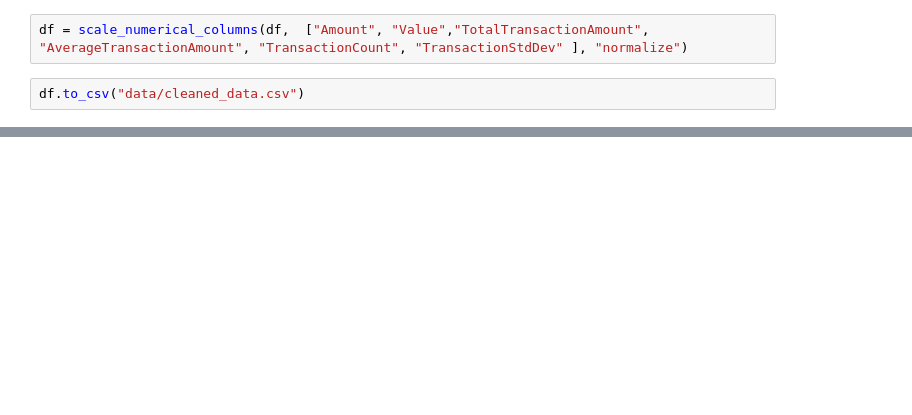
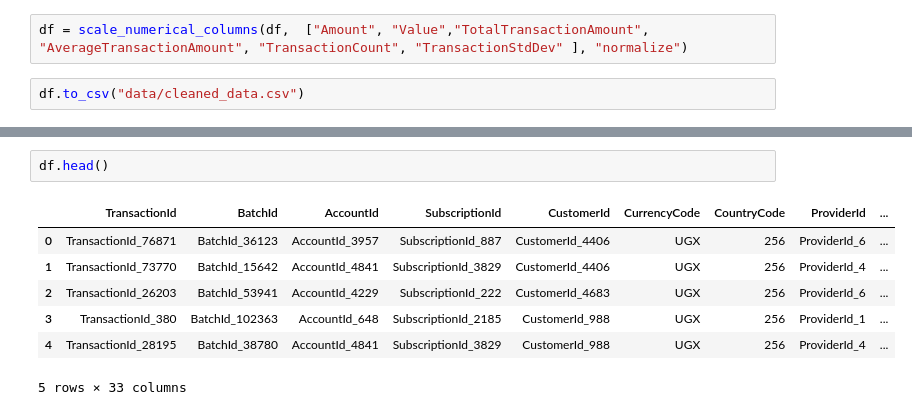
Before and after one commit to kaleabb266/Credit_Scoring_Project, a Jupyter notebook: notebook/feature_engineering (1).ipynb, the cells around one changed output, grey strips where cells are left out. Drawn from its saved outputs; the diff is of its cells as text; blank space fills up the shorter version.

```diff
--- a/notebook/feature_engineering (1).ipynb
+++ b/notebook/feature_engineering (1).ipynb
@@ -38,0 +76,10 @@ print(df[['TransactionId', 'RFMS_Score', 'Label', 'WoE']].head(20))
+# %%
+df.head()
+# %% [output]
+|  | TransactionId | BatchId | AccountId | SubscriptionId | CustomerId | CurrencyCode | CountryCode | ProviderId | ... |
+| 0 | TransactionId_76871 | BatchId_36123 | AccountId_3957 | SubscriptionId_887 | CustomerId_4406 | UGX | 256 | ProviderId_6 | ... |
+| 1 | TransactionId_73770 | BatchId_15642 | AccountId_4841 | SubscriptionId_3829 | CustomerId_4406 | UGX | 256 | ProviderId_4 | ... |
+| 2 | TransactionId_26203 | BatchId_53941 | AccountId_4229 | SubscriptionId_222 | CustomerId_4683 | UGX | 256 | ProviderId_6 | ... |
+| 3 | TransactionId_380 | BatchId_102363 | AccountId_648 | SubscriptionId_2185 | CustomerId_988 | UGX | 256 | ProviderId_1 | ... |
+| 4 | TransactionId_28195 | BatchId_38780 | AccountId_4841 | SubscriptionId_3829 | CustomerId_988 | UGX | 256 | ProviderId_4 | ... |
+5 rows × 33 columns
```
Also changed, not shown: parts of 2 cells of this notebook.
